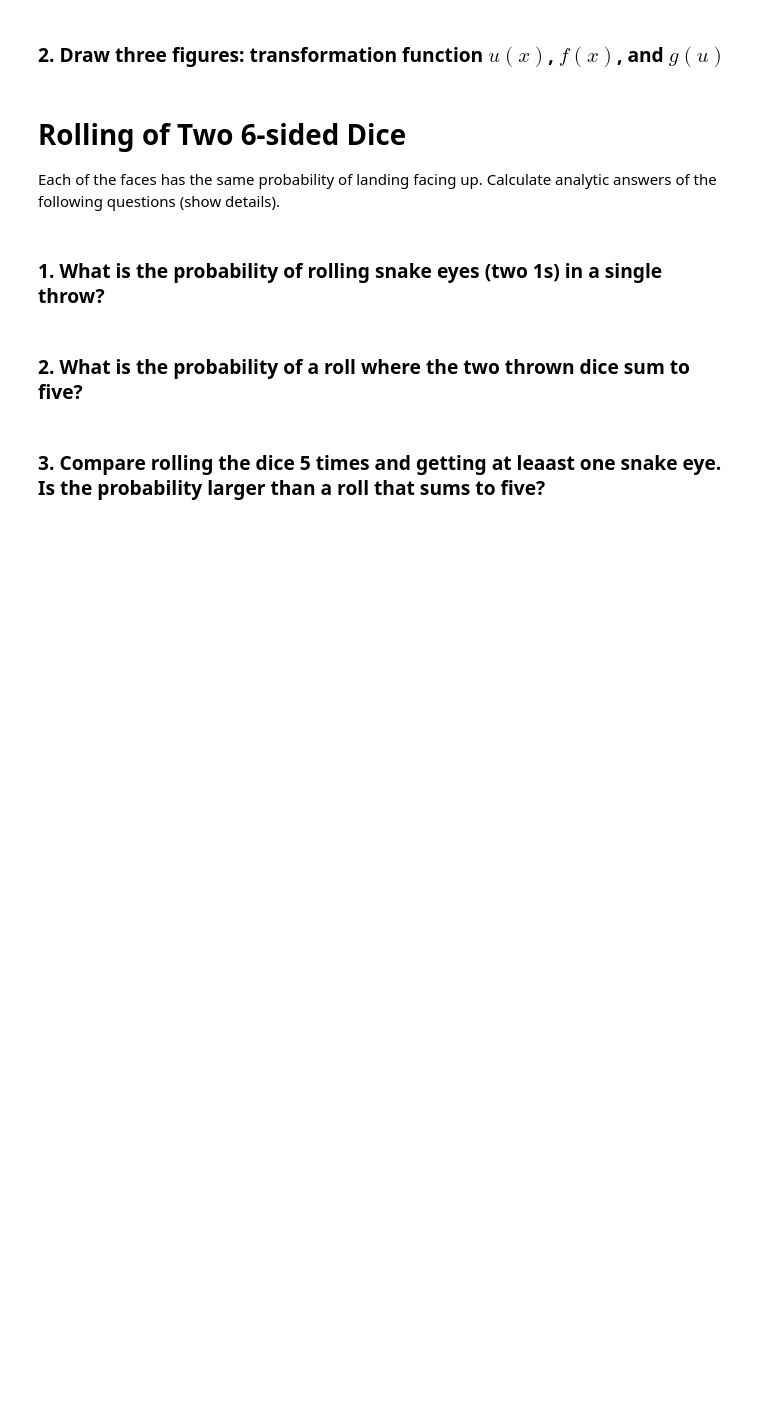
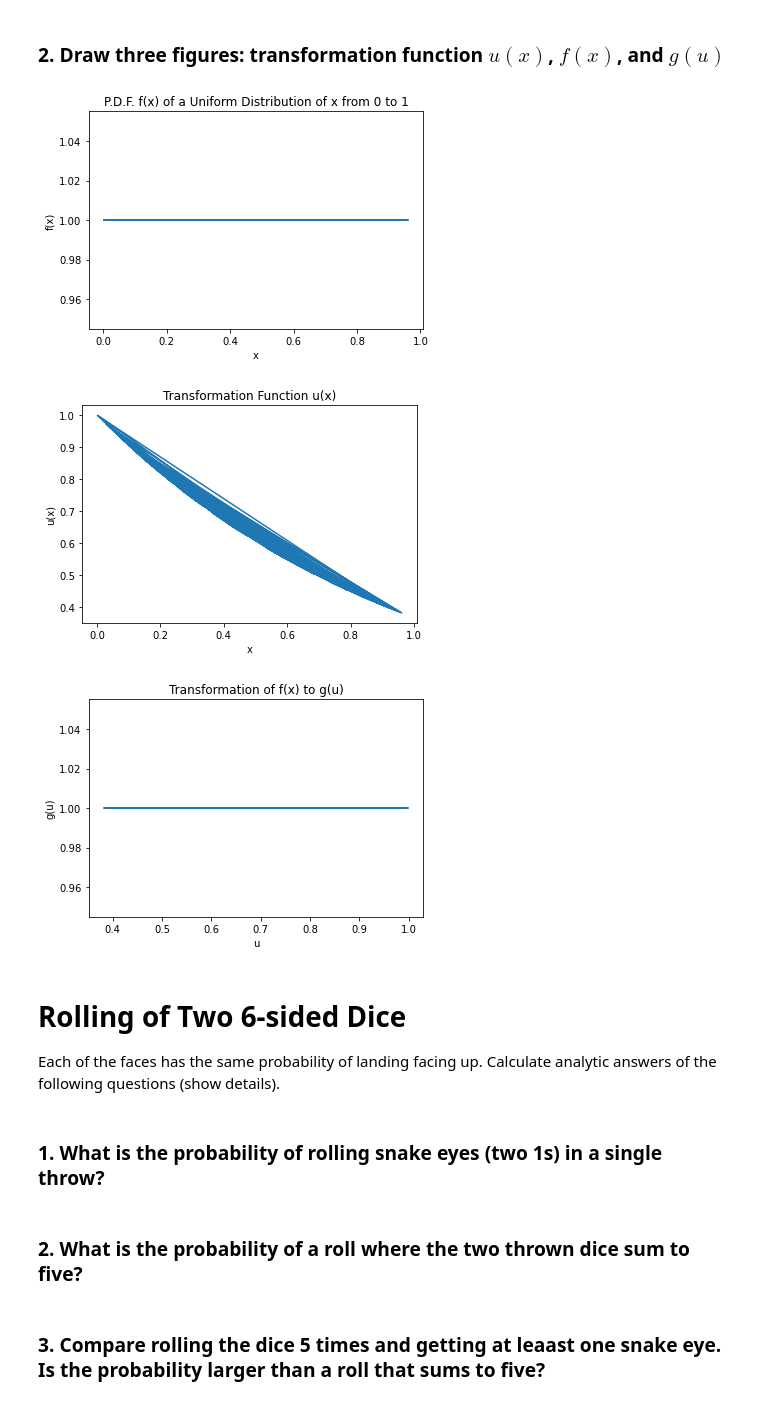
Before and after one commit to kmdao/Phys-434-HW, a Jupyter notebook: HW2_Dao.ipynb, the cells around one changed output. Drawn from its saved outputs; the diff is of its cells as text; code cells hidden in the pictures; blank space fills up the shorter version.

```diff
--- a/HW2_Dao.ipynb
+++ b/HW2_Dao.ipynb
@@ -15,5 +51,41 @@ For a random uniform distributon of x between 0 and 1, the probability density i
 # %% [markdown]
 ### 2. Draw three figures: transformation function $u(x)$, $f(x)$, and $g(u)$
+# %%
+# Generate 100 uniform x values to pluf into the three functions for graphing
+x = uniform.rvs(size=100)
+
+# Define functions
+def u(x):
+    return np.exp(-x)
+
+def g(u):
+    return u/u
+
+u = u(x)
+g = g(u)
+# Plot the 3 functions
+
+plt.plot(x, uniform.pdf(x))
+plt.title("P.D.F. f(x) of a Uniform Distribution of x from 0 to 1")
+plt.xlabel("x")
+plt.ylabel("f(x)")
+plt.show()
+
+plt.plot(x, u)
+plt.title("Transformation Function u(x)")
+plt.xlabel("x")
+plt.ylabel("u(x)")
+plt.show()
+
+plt.plot(u, g)
+plt.title("Transformation of f(x) to g(u)")
+plt.xlabel("u")
+plt.ylabel("g(u)")
+plt.show()
+# %% [output]
+[figure, added]
+[figure, added]
+[figure, added]
 # %% [markdown]
 # Rolling of Two 6-sided Dice
 Each of the faces has the same probability of landing facing up. Calculate analytic answers of the following questions (show details).
```
Also changed, not shown: parts of 3 cells of this notebook.
